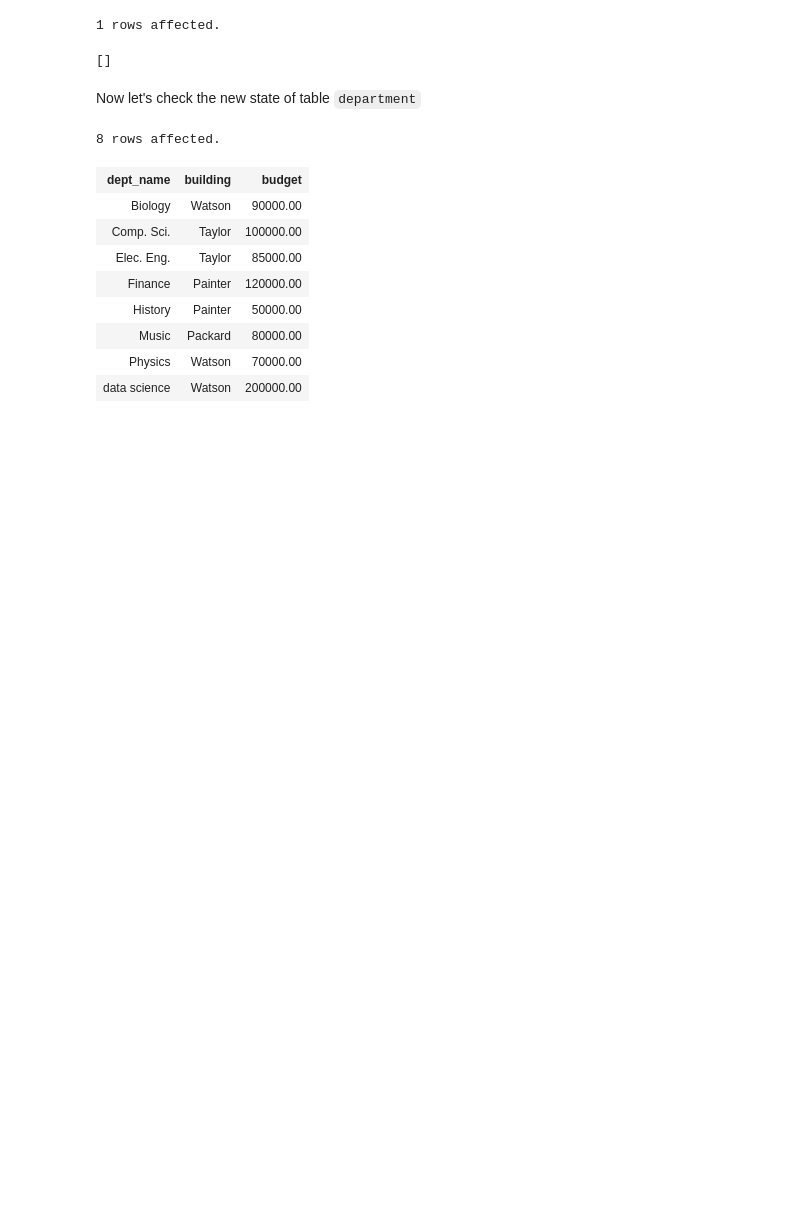
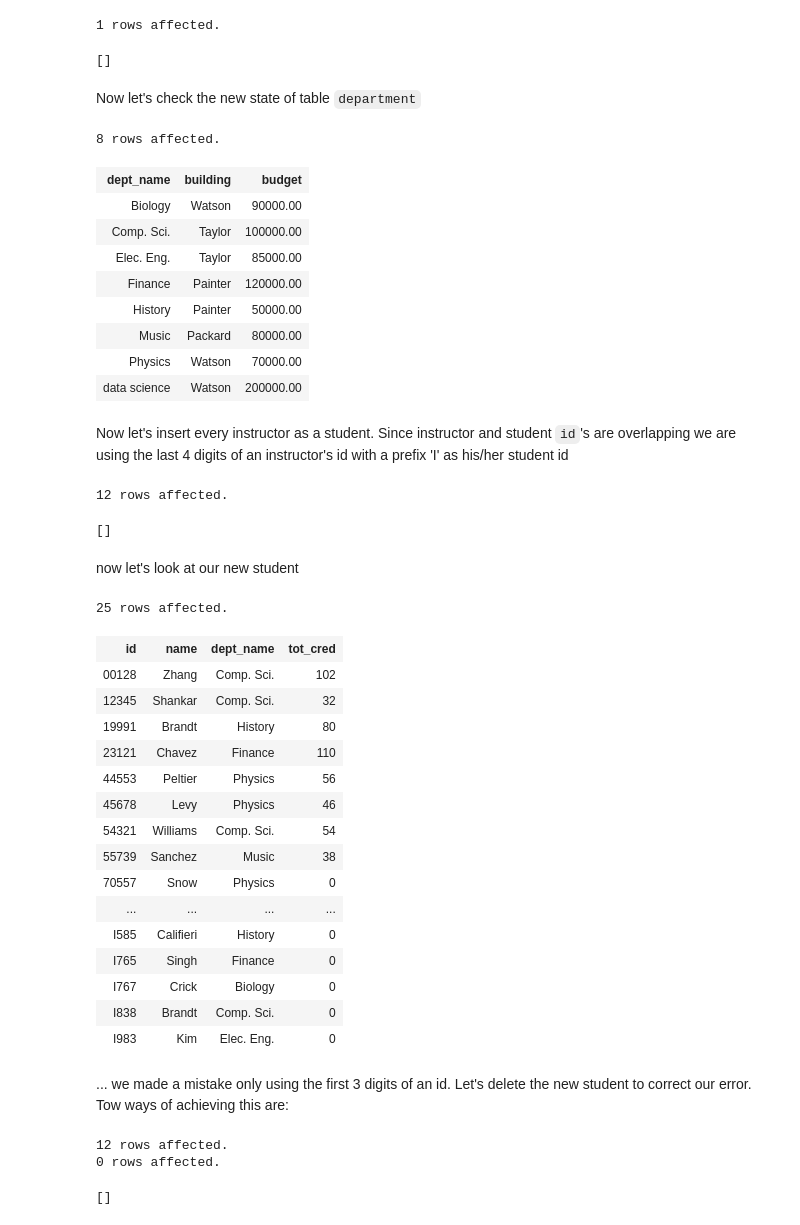
Before and after one commit to IITDBGroup/cs425, a Jupyter notebook: classnotebook-2017-Fall/CS425-2017-Notebook.ipynb, the cells around one changed output. Saved outputs shown, nothing was run; the diff lists cells and outputs as text; code cells hidden in the pictures; blank space fills up the shorter version.

```diff
--- a/classnotebook-2017-Fall/CS425-2017-Notebook.ipynb
+++ b/classnotebook-2017-Fall/CS425-2017-Notebook.ipynb
@@ -582,3 +584,49 @@ SELECT * FROM department
 | Music | Packard | 80000.00 |
 | Physics | Watson | 70000.00 |
 | data science | Watson | 200000.00 |
+# %% [markdown]
+Now let's insert every instructor as a student. Since instructor and student `id`'s are overlapping we are using the last 4 digits of an instructor's id with a prefix  'I' as his/her student id
+# %%
+%%sql
+INSERT INTO student (
+SELECT 'I' || substring(id,1,3) AS id, name, dept_name, 0 AS tot_cred
+FROM instructor);
+# %% [output]
+12 rows affected.
+[]
+# %% [markdown]
+now let's look at our new student
+# %%
+%%sql
+SELECT * FROM student
+# %% [output]
+25 rows affected.
+| id | name | dept_name | tot_cred |
+| 00128 | Zhang | Comp. Sci. | 102 |
+| 12345 | Shankar | Comp. Sci. | 32 |
+| 19991 | Brandt | History | 80 |
+| 23121 | Chavez | Finance | 110 |
+| 44553 | Peltier | Physics | 56 |
+| 45678 | Levy | Physics | 46 |
+| 54321 | Williams | Comp. Sci. | 54 |
+| 55739 | Sanchez | Music | 38 |
+| 70557 | Snow | Physics | 0 |
+| ... | ... | ... | ... |
+| I585 | Califieri | History | 0 |
+| I765 | Singh | Finance | 0 |
+| I767 | Crick | Biology | 0 |
+| I838 | Brandt | Comp. Sci. | 0 |
+| I983 | Kim | Elec. Eng. | 0 |
+# %% [markdown]
+... we made a mistake only using the first 3 digits of an id. Let's delete the new student to correct our error. Tow ways of achieving this are:
+# %%
+%%sql
+DELETE FROM student
+WHERE substring(id,1,1) = 'I';
+
+DELETE FROM student
+WHERE id LIKE 'I%';
+# %% [output]
+12 rows affected.
+0 rows affected.
+[]
```
Also changed, not shown: parts of 16 cells of this notebook, 1 other file.
